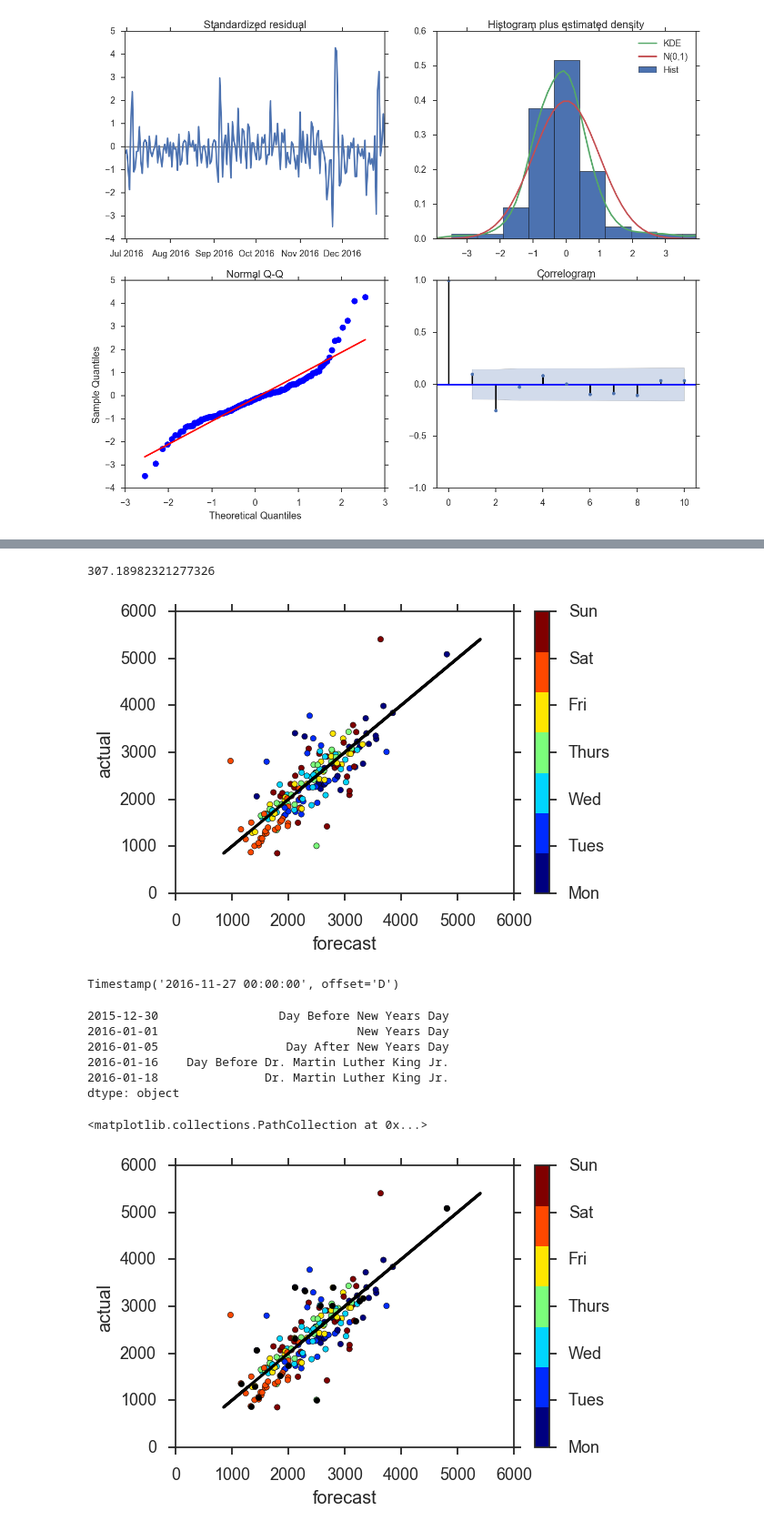
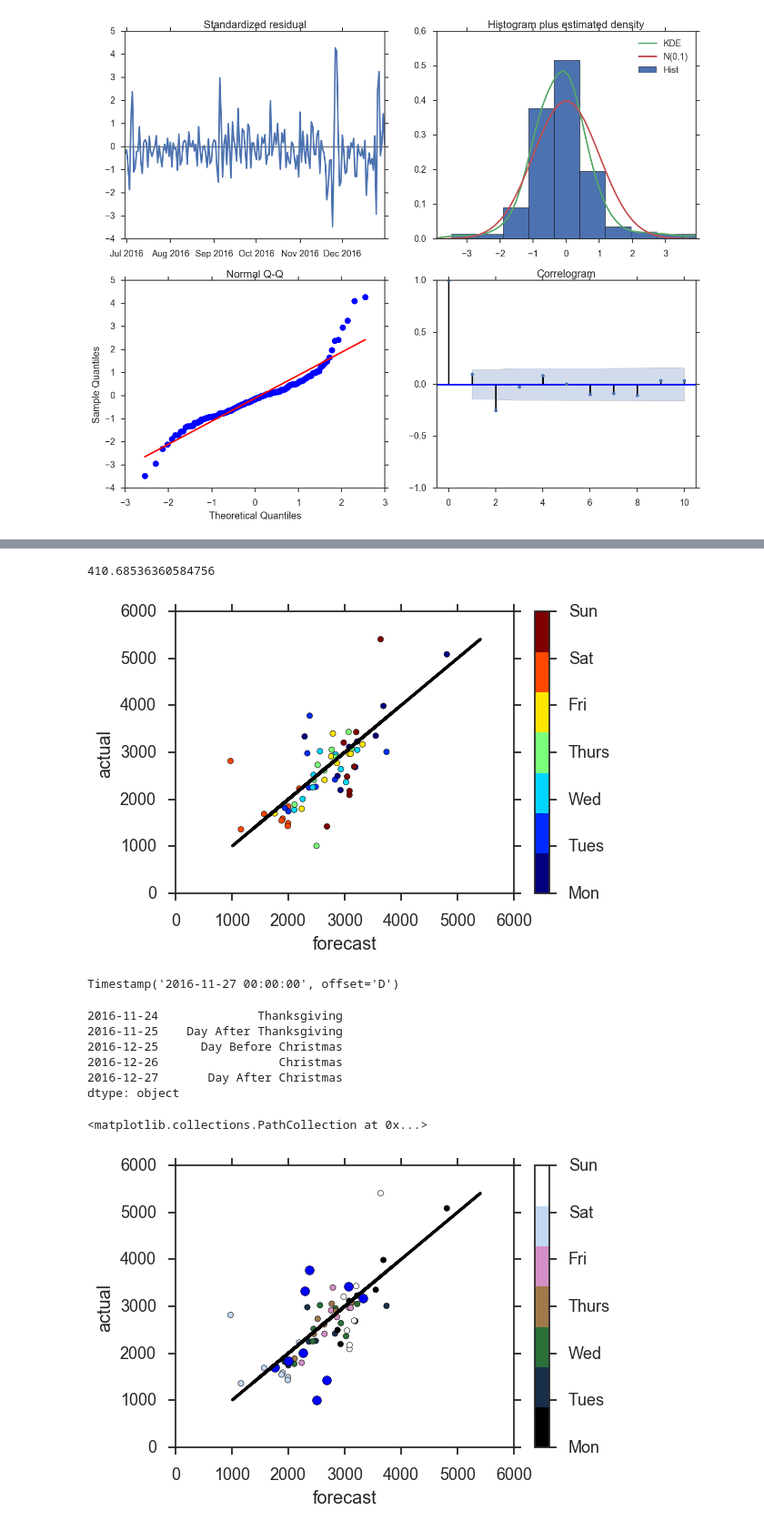
Before and after one commit to jessepisel/random_projects, a Jupyter notebook: PHX timeseries.ipynb, the cells around one changed output, grey strips where cells are left out. Shown: that part at 91% size. Drawn from its saved outputs; the diff is of its cells as text; code cells hidden in the pictures.

```diff
--- a/PHX timeseries.ipynb
+++ b/PHX timeseries.ipynb
@@ -42,3 +17,8 @@ frame.head()
 # %%
 frame.columns=['company']
 frame['counts']=1
+# %%
+frame['lyft']=frame['company']=='Lyft'
+frame['uber']=frame['company']=='Uber'
+lyfted=frame.query('lyft == True ')
+ubered=frame.query('uber == True')
@@ -130,7 +114,7 @@ sigma2      1.222e+05   1.18e+04     10.321      0.000     9.9e+04    1.45e+05
 ==============================================================================
 [figure]
 # %%
-forecast_start='2016-07-01'
+forecast_start='2016-11-01'
 forecast_end='2016-12-31'
 pred = results.get_prediction(start=forecast_start)
 pred_ci = pred.conf_int()
@@ -149,51 +133,54 @@ from sklearn import metrics
 y_forecasted=pred.predicted_mean[forecast_start:forecast_end]
 y_truth=new[forecast_start:forecast_end]
 #Compute mean absolute error
-metrics.mean_absolute_error(new[forecast_start:forecast_end],pred.predicted_mean[forecast_start:forecast_end])
+metrics.mean_absolute_error(y_truth,y_forecasted)
 # %% [output]
-307.18982321277326
+410.68536360584756
 # %%
+dayofweek = pd.to_datetime(y_forecasted.index).dayofweek
+
 plt.scatter(y_forecasted,y_truth, c=dayofweek, cmap=plt.cm.get_cmap('jet', 7))
 plt.plot(y_truth, y_truth,'k-') # identity line
 plt.xlabel('forecast')
 plt.ylabel('actual')
-dayofweek = pd.to_datetime(y_forecasted.index).dayofweek
 cb = plt.colorbar(ticks=range(7))
 cb.set_ticklabels(['Mon', 'Tues', 'Wed', 'Thurs', 'Fri', 'Sat', 'Sun'])
 # %% [output]
-[figure, old version]
+[figure, new version]
 # %%
 y_truth['counts'].idxmax()
 # %% [output]
 Timestamp('2016-11-27 00:00:00', offset='D')
 # %%
 from pandas.tseries.holiday import USFederalHolidayCalendar
-cal = USFederalHolidayCalendar()
-holidays = cal.holidays('2016', '2017', return_name=True)
+calen = USFederalHolidayCalendar()
+holidays = calen.holidays('2016', '2017', return_name=True)
 
-holidays_all = pd.concat([holidays,
-                         "Day Before " + holidays.shift(-2, 'D'),
-                         "Day After " + holidays.shift(4, 'D')])
-holidays_all = holidays_all.sort_index()
-holidays_all.head()
+allholidays = pd.concat([holidays,
+                         "Day Before " + holidays.shift(-1, 'D'),
+                         "Day After " + holidays.shift(1, 'D')])
+allholidays = allholidays.sort_index()
+allholidays.tail()
 # %% [output]
-2015-12-30                 Day Before New Years Day
-2016-01-01                            New Years Day
-2016-01-05                  Day After New Years Day
-2016-01-16    Day Before Dr. Martin Luther King Jr.
-2016-01-18               Dr. Martin Luther King Jr.
+2016-11-24              Thanksgiving
+2016-11-25    Day After Thanksgiving
+2016-12-25      Day Before Christmas
+2016-12-26                 Christmas
+2016-12-27       Day After Christmas
 dtype: object
 # %%
-dates=holidays_all.index
-plt.scatter(y_forecasted,y_truth, c=dayofweek, cmap=plt.cm.get_cmap('jet', 7))
+dates=allholidays.index
+dayofweeks = pd.to_datetime(y_forecasted.index).dayofweek
+
+plt.scatter(y_forecasted,y_truth, c=dayofweeks, cmap=plt.cm.get_cmap('cubehelix', 7))
 plt.plot(y_truth, y_truth,'k-') # identity line
 plt.xlabel('forecast')
 plt.ylabel('actual')
-dayofweek = pd.to_datetime(y_forecasted.index).dayofweek
+dayofweeks = pd.to_datetime(y_forecasted.index).dayofweek
 cb = plt.colorbar(ticks=range(7))
 cb.set_ticklabels(['Mon', 'Tues', 'Wed', 'Thurs', 'Fri', 'Sat', 'Sun'])
 
-plt.scatter(y_forecasted.loc[dates], y_truth.loc[dates], c='k')
+plt.scatter(y_forecasted.loc[dates], y_truth.loc[dates], c='b',s=50)
 # %% [output]
 <matplotlib.collections.PathCollection at 0x...>
-[figure, old version]
+[figure, new version]
```
Also changed, not shown: parts of 8 cells of this notebook.
